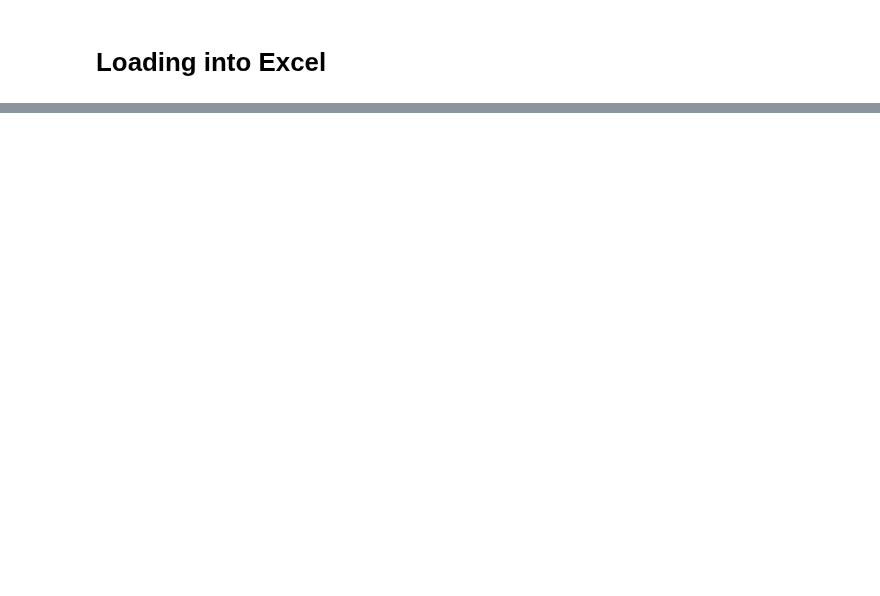
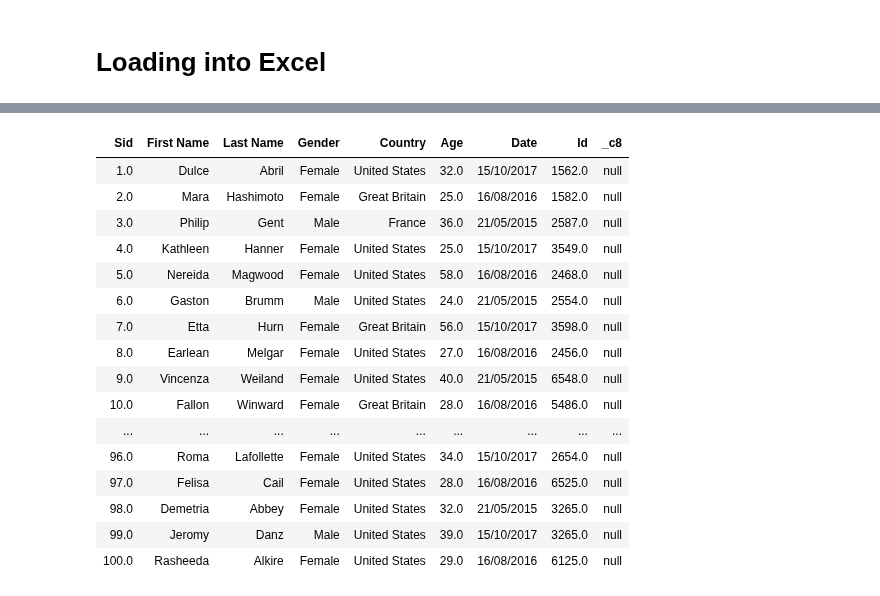
Before and after one commit to yateesh-chandra-duggirala/pyspark-practice, a Jupyter notebook: PySpark Datasources/Read and Write Excel.ipynb, the cells around one changed output, grey strips where cells are left out. Saved outputs shown, nothing was run; the diff lists cells and outputs as text; code cells hidden in the pictures; blank space fills up the shorter version.

Commit message:
Reading Specific Sheet into dataframe from excel

```diff
--- a/PySpark Datasources/Read and Write Excel.ipynb
+++ b/PySpark Datasources/Read and Write Excel.ipynb
@@ -14,0 +31,29 @@ df.display()
+# %%
+# Loading Excel Sheet into Dataframe from a specific sheet
+excel_file = "dbfs:/FileStore/shared_uploads/yateed1437@gmail.com/HR_Employee.xlsx"
+sheet_name = "'Citizen'!A1"
+df = spark.read.format("com.crealytics.spark.excel") \
+    .option("inferSchema", True) \
+    .option("dataAddress", sheet_name) \
+    .option("header", True) \
+    .load(excel_file)
+# %%
+df.display()
+# %% [output]
+| Sid | First Name | Last Name | Gender | Country | Age | Date | Id | _c8 |
+| 1.0 | Dulce | Abril | Female | United States | 32.0 | 15/10/2017 | 1562.0 | null |
+| 2.0 | Mara | Hashimoto | Female | Great Britain | 25.0 | 16/08/2016 | 1582.0 | null |
+| 3.0 | Philip | Gent | Male | France | 36.0 | 21/05/2015 | 2587.0 | null |
+| 4.0 | Kathleen | Hanner | Female | United States | 25.0 | 15/10/2017 | 3549.0 | null |
+| 5.0 | Nereida | Magwood | Female | United States | 58.0 | 16/08/2016 | 2468.0 | null |
+| 6.0 | Gaston | Brumm | Male | United States | 24.0 | 21/05/2015 | 2554.0 | null |
+| 7.0 | Etta | Hurn | Female | Great Britain | 56.0 | 15/10/2017 | 3598.0 | null |
+| 8.0 | Earlean | Melgar | Female | United States | 27.0 | 16/08/2016 | 2456.0 | null |
+| 9.0 | Vincenza | Weiland | Female | United States | 40.0 | 21/05/2015 | 6548.0 | null |
+| 10.0 | Fallon | Winward | Female | Great Britain | 28.0 | 16/08/2016 | 5486.0 | null |
+| ... | ... | ... | ... | ... | ... | ... | ... | ... |
+| 96.0 | Roma | Lafollette | Female | United States | 34.0 | 15/10/2017 | 2654.0 | null |
+| 97.0 | Felisa | Cail | Female | United States | 28.0 | 16/08/2016 | 6525.0 | null |
+| 98.0 | Demetria | Abbey | Female | United States | 32.0 | 21/05/2015 | 3265.0 | null |
+| 99.0 | Jeromy | Danz | Male | United States | 39.0 | 15/10/2017 | 3265.0 | null |
+| 100.0 | Rasheeda | Alkire | Female | United States | 29.0 | 16/08/2016 | 6125.0 | null |
```
Also changed, not shown: parts of 2 cells of this notebook.
